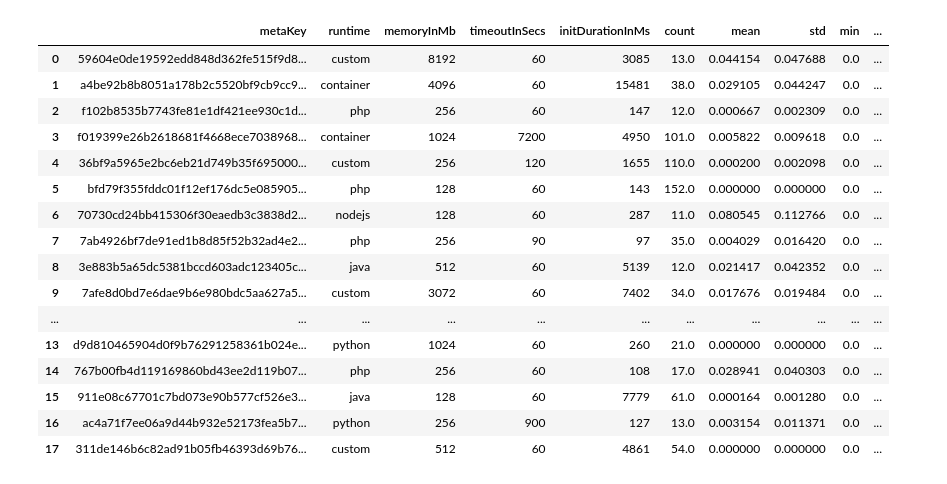
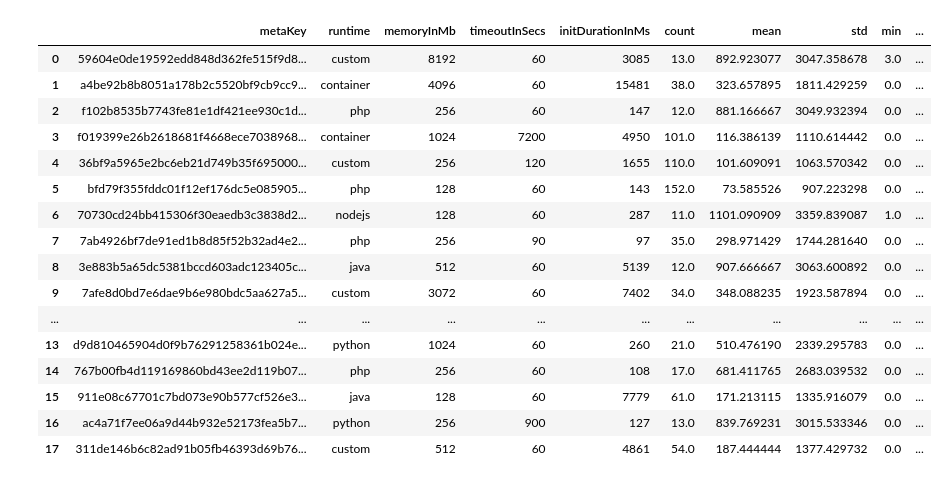
Before and after one commit to yi-ge-dian/scaler, a Jupyter notebook: data/data_training/analysis.ipynb, the cells around one changed output. Cells and saved outputs as stored; diff of their text form; code cells hidden in the pictures.

```diff
--- a/data/data_training/analysis.ipynb
+++ b/data/data_training/analysis.ipynb
@@ -6,6 +6,7 @@ requests = pd.read_json(os.path.join(data[3],'requests'),lines=True)
 metas = pd.read_json(os.path.join(data[3],'metas'),lines=True)
 # %%
 requests['endTime'] = requests['startTime'] + requests['durationsInMs']
+start_time = requests['startTime'].min()
 requests = requests.sort_values(by=['metaKey', 'startTime'])
 def calculate_idle_time(group):
     group = group.sort_values(by='endTime')
@@ -14,6 +15,16 @@ def calculate_idle_time(group):
     return group
 
 requests = requests.groupby('metaKey').apply(calculate_idle_time)
-requests['idle_time'] = requests['idle_time'].fillna(0)
+requests['idle_time'] = requests.apply(lambda row:row['startTime']-start_time if pd.isnull(row['idle_time']) else row['idle_time'],axis=1)
 requests.loc[requests['idle_time'] < 0, 'idle_time'] = 0
 requests['idle_time_in_sec'] = requests['idle_time'] /1000
+# %%
+# 将每个metaKey的idle_time_in_sec求直方图\
+import numpy as np
+def calculate_cv(series):
+    hist, bin_edges = np.histogram(series, bins=100)
+    hist_mean = hist.mean()
+    hist_std = hist.std()
+    cv = hist_std / hist_mean
+    return cv
+requests.groupby(level='metaKey')['idle_time'].apply(calculate_cv)
@@ -20,27 +45,37 @@ requests['idle_time_in_sec'] = requests['idle_time'] /1000
 # %%
-idle_time_stats = requests.groupby(level='metaKey')['idle_time_in_sec'].describe()
+idle_time_stats = requests.groupby(level='metaKey')['idle_time'].describe()
 idle_time_stats_filtered = idle_time_stats[idle_time_stats['count'] > 10]
 metas = metas.rename(columns={'key': 'metaKey'})
 merged = metas.merge(idle_time_stats_filtered, on='metaKey', how='inner')
+
+
+
+filtered = merged[['metaKey','25%','50%','75%']]
+filtered = filtered.merge(requests.groupby(level='metaKey')['idle_time'].apply(calculate_cv),on='metaKey',how='inner')
+# filtered['cv'] = requests.groupby(level='metaKey')['idle_time_in_sec'].apply(calculate_cv)
+filtered = filtered.rename(columns={'idle_time':'cv'})
+filtered
 merged
+# write to csv,mode:append
+# filtered.to_csv('idle_time_stats.csv',mode='a',header=False,index=False)
 # %% [output]
 |  | metaKey | runtime | memoryInMb | timeoutInSecs | initDurationInMs | count | mean | std | min | ... |
-| 0 | 59604e0de19592edd848d362fe515f9d8... | custom | 8192 | 60 | 3085 | 13.0 | 0.044154 | 0.047688 | 0.0 | ... |
-| 1 | a4be92b8b8051a178b2c5520bf9cb9cc9... | container | 4096 | 60 | 15481 | 38.0 | 0.029105 | 0.044247 | 0.0 | ... |
-| 2 | f102b8535b7743fe81e1df421ee930c1d... | php | 256 | 60 | 147 | 12.0 | 0.000667 | 0.002309 | 0.0 | ... |
-| 3 | f019399e26b2618681f4668ece7038968... | container | 1024 | 7200 | 4950 | 101.0 | 0.005822 | 0.009618 | 0.0 | ... |
-| 4 | 36bf9a5965e2bc6eb21d749b35f695000... | custom | 256 | 120 | 1655 | 110.0 | 0.000200 | 0.002098 | 0.0 | ... |
-| 5 | bfd79f355fddc01f12ef176dc5e085905... | php | 128 | 60 | 143 | 152.0 | 0.000000 | 0.000000 | 0.0 | ... |
-| 6 | 70730cd24bb415306f30eaedb3c3838d2... | nodejs | 128 | 60 | 287 | 11.0 | 0.080545 | 0.112766 | 0.0 | ... |
-| 7 | 7ab4926bf7de91ed1b8d85f52b32ad4e2... | php | 256 | 90 | 97 | 35.0 | 0.004029 | 0.016420 | 0.0 | ... |
-| 8 | 3e883b5a65dc5381bccd603adc123405c... | java | 512 | 60 | 5139 | 12.0 | 0.021417 | 0.042352 | 0.0 | ... |
-| 9 | 7afe8d0bd7e6dae9b6e980bdc5aa627a5... | custom | 3072 | 60 | 7402 | 34.0 | 0.017676 | 0.019484 | 0.0 | ... |
+| 0 | 59604e0de19592edd848d362fe515f9d8... | custom | 8192 | 60 | 3085 | 13.0 | 892.923077 | 3047.358678 | 3.0 | ... |
+| 1 | a4be92b8b8051a178b2c5520bf9cb9cc9... | container | 4096 | 60 | 15481 | 38.0 | 323.657895 | 1811.429259 | 0.0 | ... |
+| 2 | f102b8535b7743fe81e1df421ee930c1d... | php | 256 | 60 | 147 | 12.0 | 881.166667 | 3049.932394 | 0.0 | ... |
+| 3 | f019399e26b2618681f4668ece7038968... | container | 1024 | 7200 | 4950 | 101.0 | 116.386139 | 1110.614442 | 0.0 | ... |
+| 4 | 36bf9a5965e2bc6eb21d749b35f695000... | custom | 256 | 120 | 1655 | 110.0 | 101.609091 | 1063.570342 | 0.0 | ... |
+| 5 | bfd79f355fddc01f12ef176dc5e085905... | php | 128 | 60 | 143 | 152.0 | 73.585526 | 907.223298 | 0.0 | ... |
+| 6 | 70730cd24bb415306f30eaedb3c3838d2... | nodejs | 128 | 60 | 287 | 11.0 | 1101.090909 | 3359.839087 | 1.0 | ... |
+| 7 | 7ab4926bf7de91ed1b8d85f52b32ad4e2... | php | 256 | 90 | 97 | 35.0 | 298.971429 | 1744.281640 | 0.0 | ... |
+| 8 | 3e883b5a65dc5381bccd603adc123405c... | java | 512 | 60 | 5139 | 12.0 | 907.666667 | 3063.600892 | 0.0 | ... |
+| 9 | 7afe8d0bd7e6dae9b6e980bdc5aa627a5... | custom | 3072 | 60 | 7402 | 34.0 | 348.088235 | 1923.587894 | 0.0 | ... |
 | ... | ... | ... | ... | ... | ... | ... | ... | ... | ... | ... |
-| 13 | d9d810465904d0f9b76291258361b024e... | python | 1024 | 60 | 260 | 21.0 | 0.000000 | 0.000000 | 0.0 | ... |
-| 14 | 767b00fb4d119169860bd43ee2d119b07... | php | 256 | 60 | 108 | 17.0 | 0.028941 | 0.040303 | 0.0 | ... |
-| 15 | 911e08c67701c7bd073e90b577cf526e3... | java | 128 | 60 | 7779 | 61.0 | 0.000164 | 0.001280 | 0.0 | ... |
-| 16 | ac4a71f7ee06a9d44b932e52173fea5b7... | python | 256 | 900 | 127 | 13.0 | 0.003154 | 0.011371 | 0.0 | ... |
-| 17 | 311de146b6c82ad91b05fb46393d69b76... | custom | 512 | 60 | 4861 | 54.0 | 0.000000 | 0.000000 | 0.0 | ... |
+| 13 | d9d810465904d0f9b76291258361b024e... | python | 1024 | 60 | 260 | 21.0 | 510.476190 | 2339.295783 | 0.0 | ... |
+| 14 | 767b00fb4d119169860bd43ee2d119b07... | php | 256 | 60 | 108 | 17.0 | 681.411765 | 2683.039532 | 0.0 | ... |
+| 15 | 911e08c67701c7bd073e90b577cf526e3... | java | 128 | 60 | 7779 | 61.0 | 171.213115 | 1335.916079 | 0.0 | ... |
+| 16 | ac4a71f7ee06a9d44b932e52173fea5b7... | python | 256 | 900 | 127 | 13.0 | 839.769231 | 3015.533346 | 0.0 | ... |
+| 17 | 311de146b6c82ad91b05fb46393d69b76... | custom | 512 | 60 | 4861 | 54.0 | 187.444444 | 1377.429732 | 0.0 | ... |
 # %%
 import matplotlib.pyplot as plt
 
```
Also changed, not shown: parts of 2 cells of this notebook, 2 other files.
